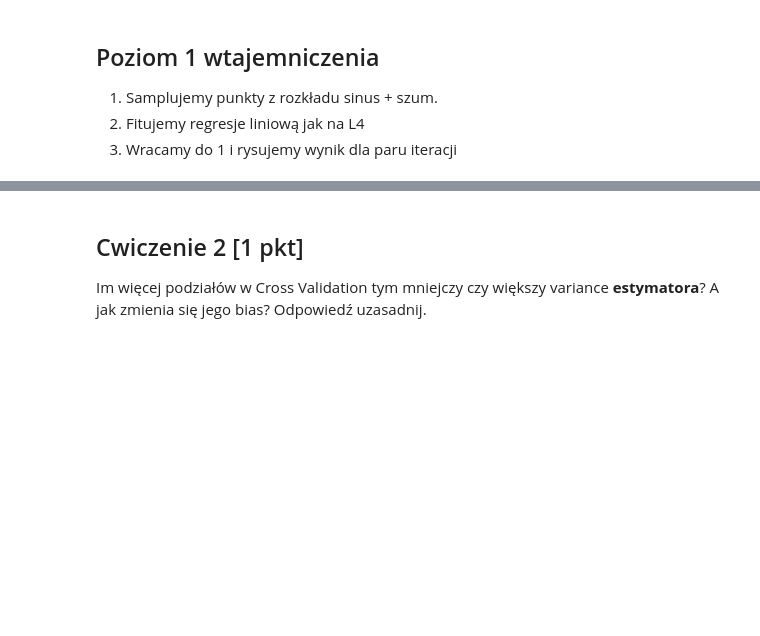
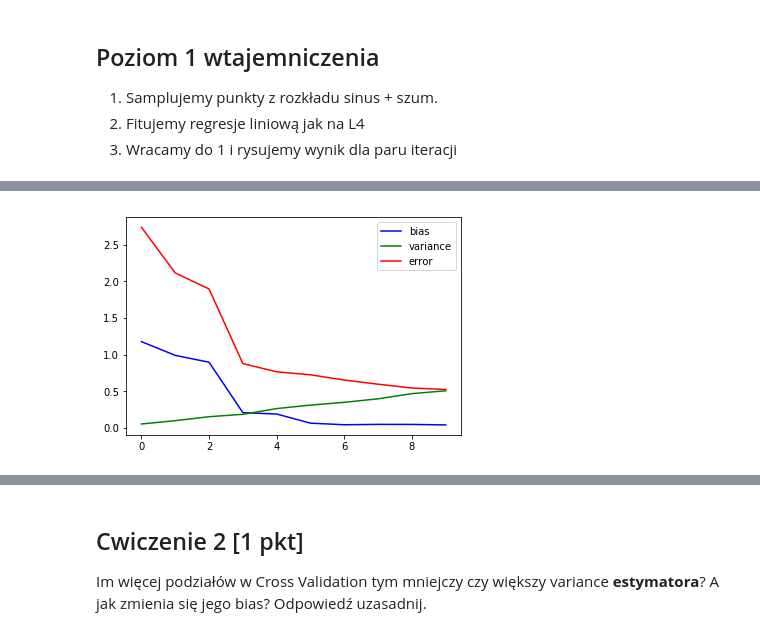
Before and after one commit to walerian777/uj-machine-learning, a Jupyter notebook: l5/L5.ipynb, the cells around one changed output, grey strips where cells are left out. Drawn from its saved outputs; the diff is of its cells as text; code cells hidden in the pictures; blank space fills up the shorter version.

```diff
--- a/l5/L5.ipynb
+++ b/l5/L5.ipynb
@@ -298,3 +312,55 @@ Oczekiwany wynik (z dokładnością do wartości) - poziomo $K$, pionowo bias/va
+# %%
+def perform(k, N = None, samples_count = None):
+    if N is None:
+        N = 200
+    if samples_count is None:
+        samples_count = 20
+
+    y_mean = np.zeros(samples_count)
+    y_pred_mean = np.zeros(samples_count)
+
+    models = []
+    mse = 0
+
+    for _ in range(N):
+        x, y = sample(samples_count)
+        model = fit_polynomial(x, y, k)
+        y_pred = apply_polynomial(model, x)
+        y_mean += y
+        y_pred_mean += y_pred
+        models.append(y_pred)
+        mse += ((y_pred - y) ** 2).sum() / float(samples_count)
+
+    y_mean /= float(N)
+    y_pred_mean /= float(N)
+
+    bias = abs(y_pred_mean - y_mean).sum() / float(samples_count)
+    variance = sum([sum(((y_pred_mean - model) ** 2)) / float(samples_count) for model in models]) / float(N)
+    mse /= float(N)
+    return [bias, variance, mse]
+
+biases = []
+variances = []
+mses = []
+
+_range = range(10)
+for k in _range:
+    results = perform(k)
+    bias = results[0]
+    variance = results[1]
+    mse = results[2]
+    biases.append(bias)
+    variances.append(variance)
+    mses.append(mse)
+
+
+plt.plot(_range, biases, label = 'bias', color = 'b')
+plt.plot(_range, variances, label = 'variance', color = 'g')
+plt.plot(_range, mses, label = 'error', color = 'r')
+plt.legend()
+plt.show()
+# %% [output]
+[figure, added]
 # %% [markdown]
 ### Poziom 2 wtajemniczenia
 
```
Also changed, not shown: parts of 9 cells of this notebook.
